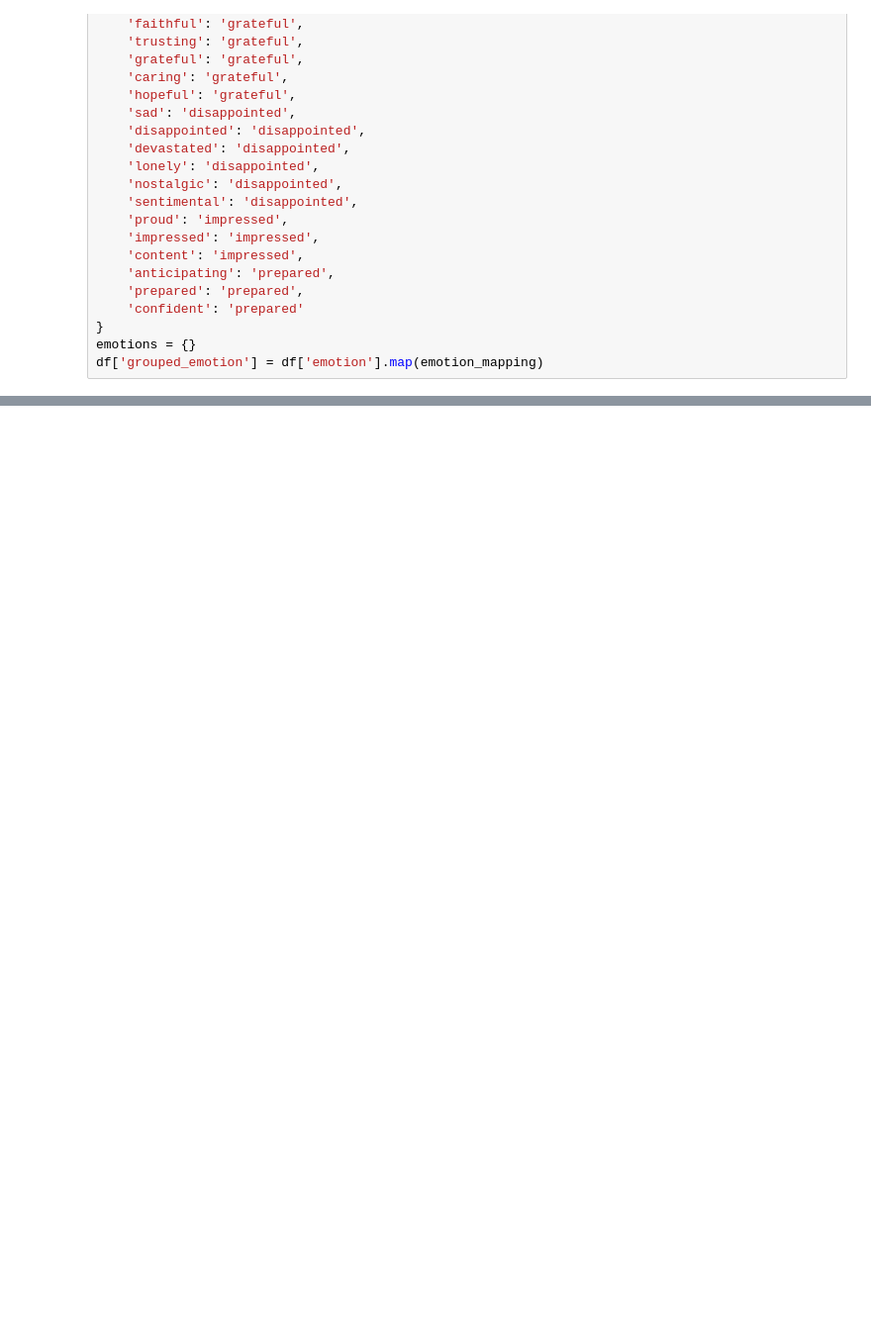
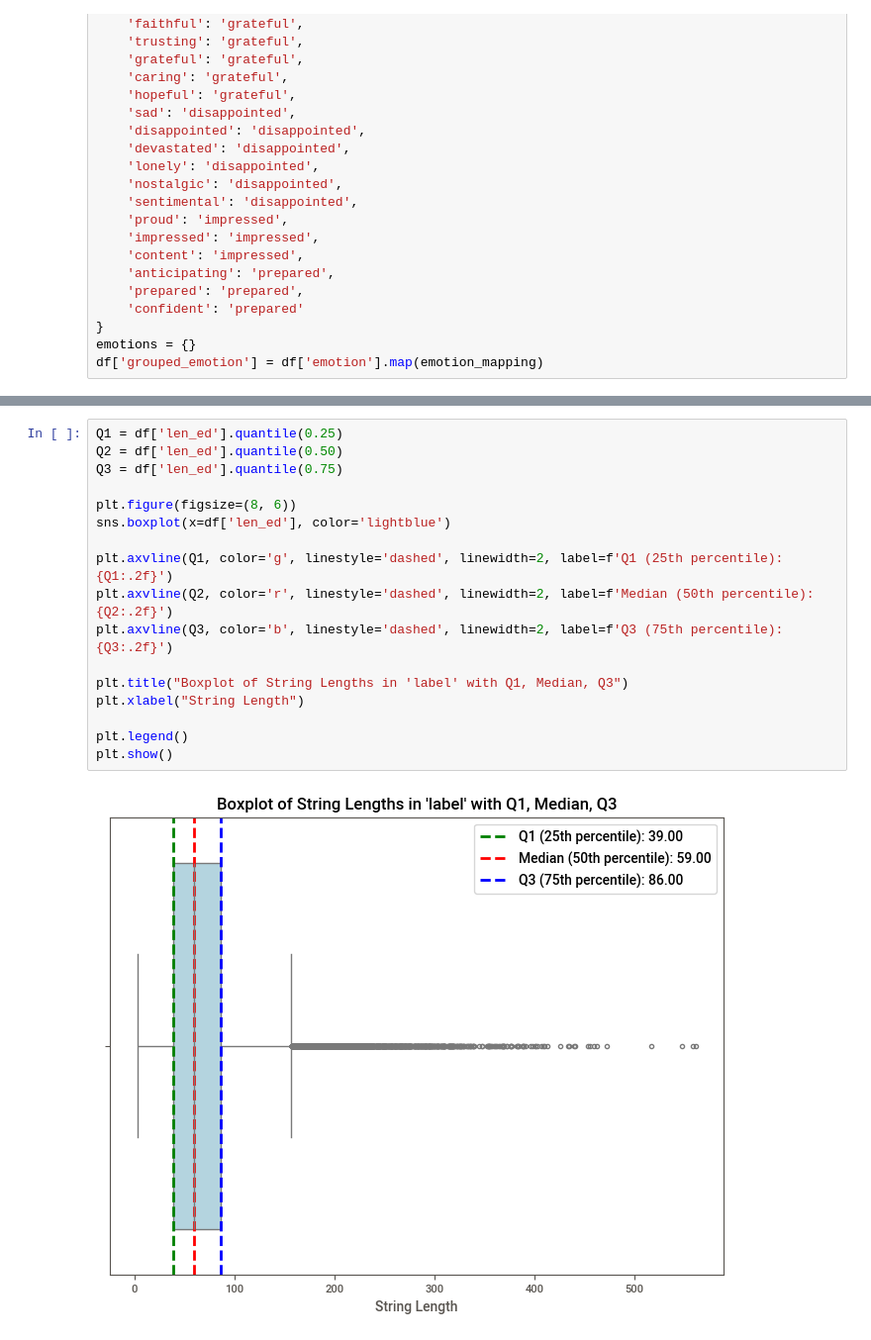
Before and after one commit to CallMeL/Empathetic-Dialogue-System, a Jupyter notebook: src/EDA/69kdataset.ipynb, the cells around one changed output, grey strips where cells are left out. Shown at 99% size. Cells and saved outputs as stored; diff of their text form; blank space fills up the shorter version.

```diff
--- a/src/EDA/69kdataset.ipynb
+++ b/src/EDA/69kdataset.ipynb
@@ -101,0 +183,19 @@ plt.show()
+# %%
+Q1 = df['len_ed'].quantile(0.25)
+Q2 = df['len_ed'].quantile(0.50)
+Q3 = df['len_ed'].quantile(0.75)
+
+plt.figure(figsize=(8, 6))
+sns.boxplot(x=df['len_ed'], color='lightblue')
+
+plt.axvline(Q1, color='g', linestyle='dashed', linewidth=2, label=f'Q1 (25th percentile): {Q1:.2f}')
+plt.axvline(Q2, color='r', linestyle='dashed', linewidth=2, label=f'Median (50th percentile): {Q2:.2f}')
+plt.axvline(Q3, color='b', linestyle='dashed', linewidth=2, label=f'Q3 (75th percentile): {Q3:.2f}')
+
+plt.title("Boxplot of String Lengths in 'label' with Q1, Median, Q3")
+plt.xlabel("String Length")
+
+plt.legend()
+plt.show()
+# %% [output]
+[figure, added]
```
Also changed, not shown: parts of 24 cells of this notebook, 2 other files.
